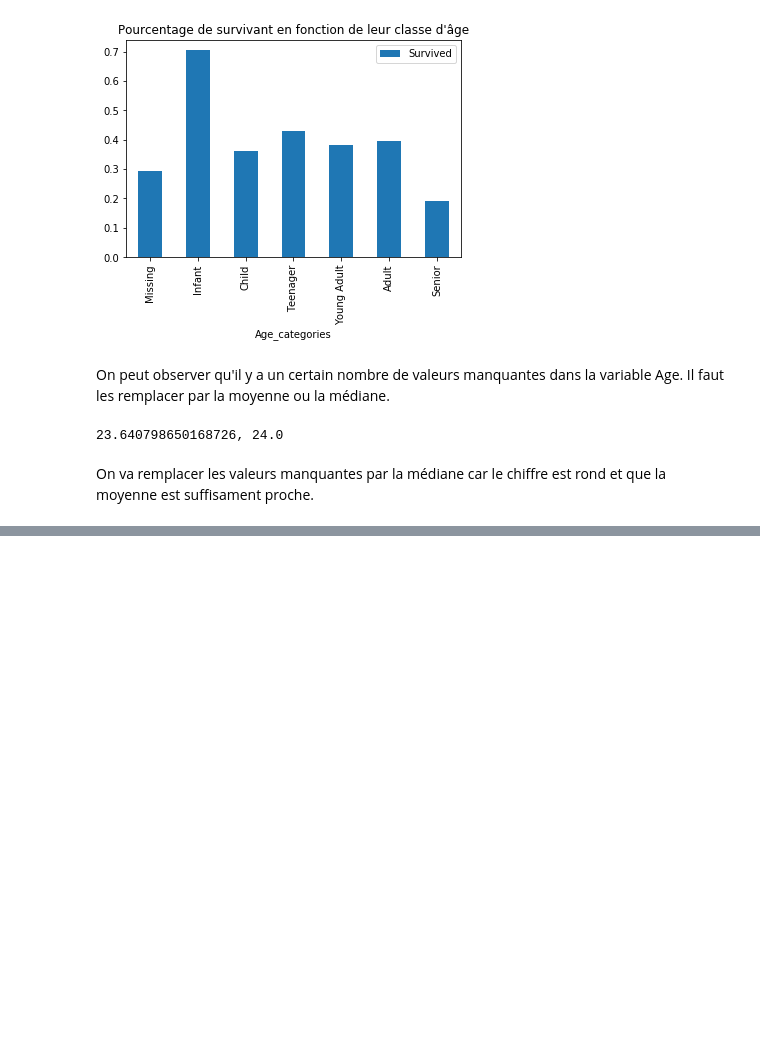
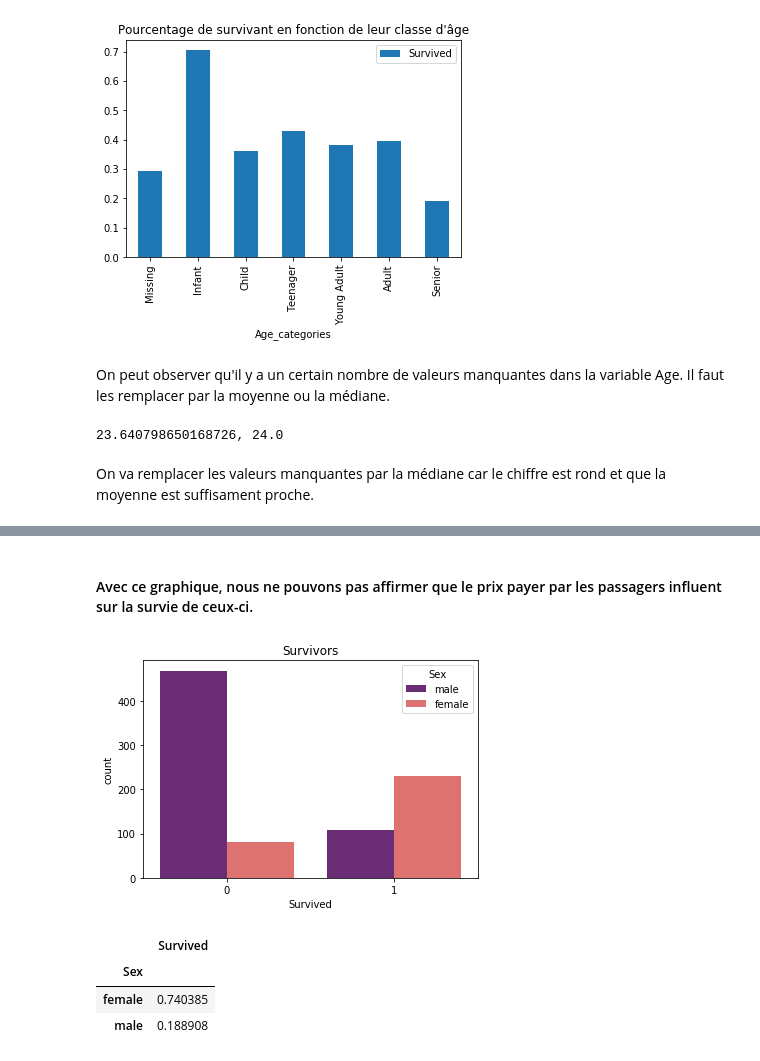
Before and after one commit to ClementB4/Titanic, a Jupyter notebook: briefprojet_titanic.ipynb, the cells around one changed output, grey strips where cells are left out. Cells and saved outputs as stored; diff of their text form; code cells hidden in the pictures; blank space fills up the shorter version.

```diff
--- a/briefprojet_titanic.ipynb
+++ b/briefprojet_titanic.ipynb
@@ -173,0 +238,13 @@ parch_plot.plot.bar(title="Pourcentage de survivant en fonction des parents ou d
+# %% [markdown]
+#### Avec ce graphique, nous ne pouvons pas affirmer que le prix payer par les passagers influent sur la survie de ceux-ci.
+# %%
+sns.countplot(x = 'Survived', hue = 'Sex', data = train, palette = 'magma')
+plt.title('Survivors')
+plt.show()
+sex_plot
+# %% [output]
+[figure, added]
+|  | Survived |
+| Sex |  |
+| female | 0.740385 |
+| male | 0.188908 |
```
Also changed, not shown: parts of 15 cells of this notebook.
